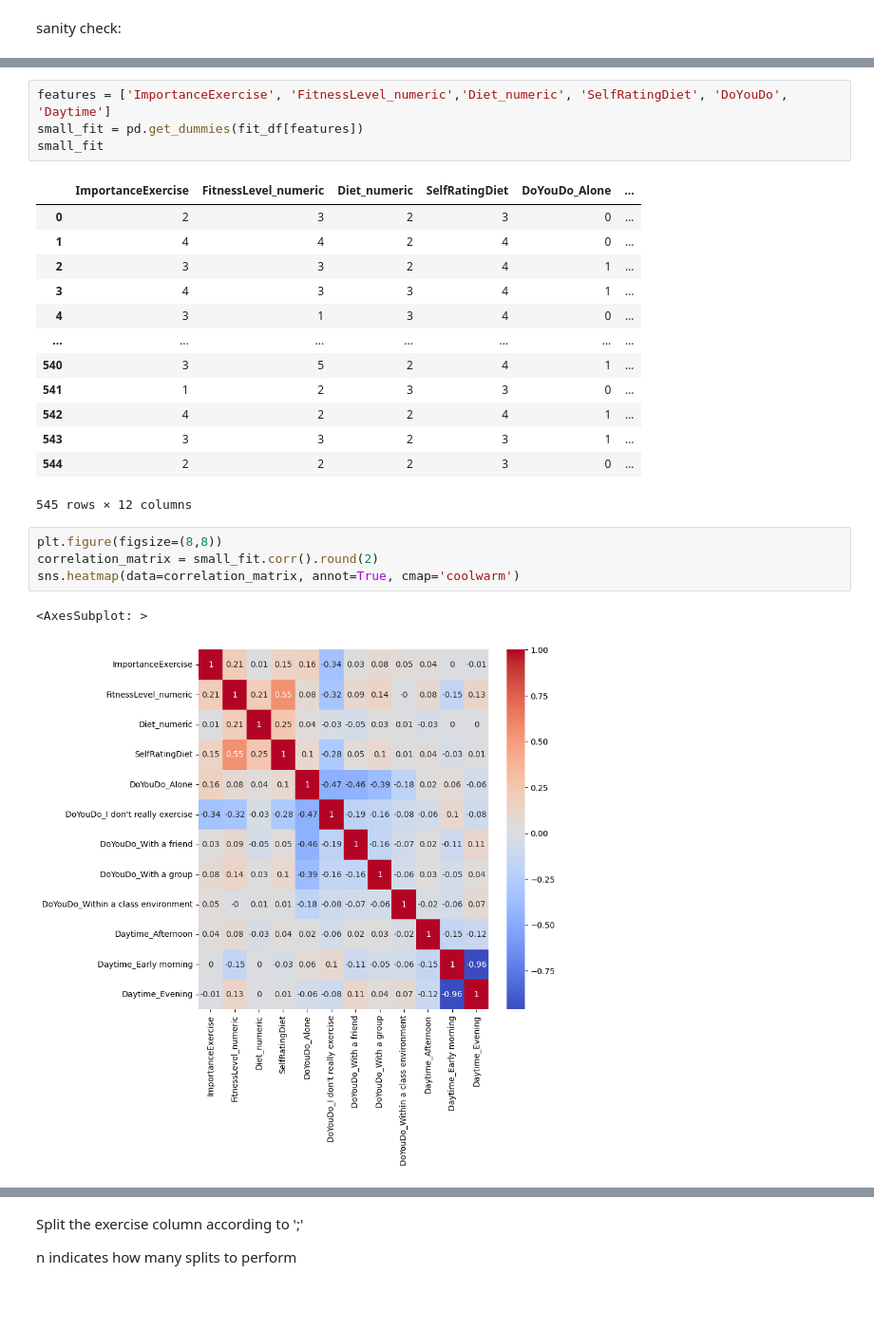
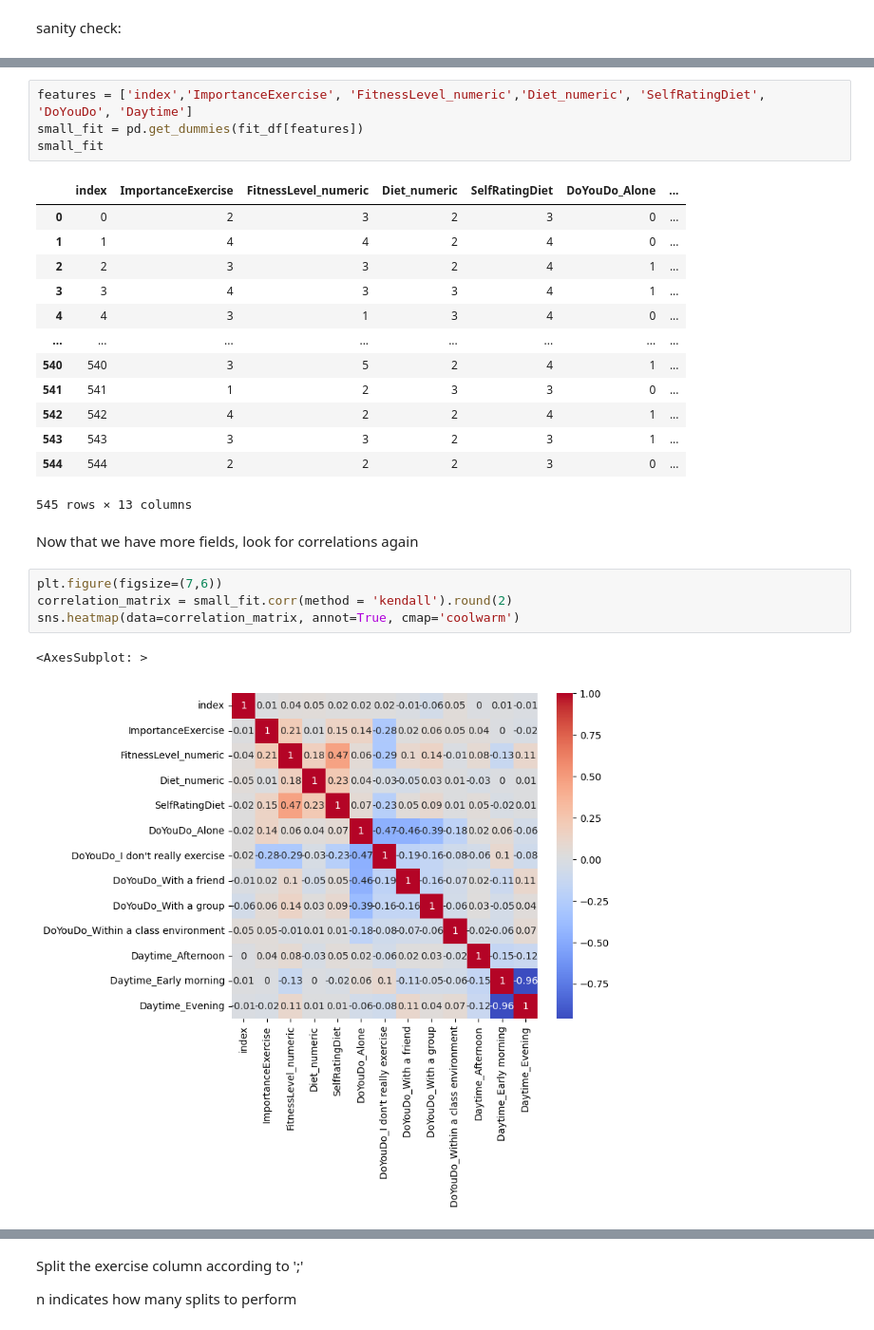
Before and after one commit to nlihin/data-analytics, a Jupyter notebook: unit09_EDA on survey data.ipynb, the cells around one changed output, grey strips where cells are left out. Shown at 95% size. Saved outputs shown, nothing was run; the diff lists cells and outputs as text; blank space fills up the shorter version.

```diff
--- a/unit09_EDA on survey data.ipynb
+++ b/unit09_EDA on survey data.ipynb
@@ -106,25 +99,27 @@ sns.heatmap(data=correlation_matrix,cmap='Blues', annot=True)
 # %%
-features = ['ImportanceExercise', 'FitnessLevel_numeric','Diet_numeric', 'SelfRatingDiet', 'DoYouDo', 'Daytime']
+features = ['index','ImportanceExercise', 'FitnessLevel_numeric','Diet_numeric', 'SelfRatingDiet', 'DoYouDo', 'Daytime']
 small_fit = pd.get_dummies(fit_df[features])
 small_fit
 # %% [output]
-|  | ImportanceExercise | FitnessLevel_numeric | Diet_numeric | SelfRatingDiet | DoYouDo_Alone | ... |
-| 0 | 2 | 3 | 2 | 3 | 0 | ... |
-| 1 | 4 | 4 | 2 | 4 | 0 | ... |
-| 2 | 3 | 3 | 2 | 4 | 1 | ... |
-| 3 | 4 | 3 | 3 | 4 | 1 | ... |
-| 4 | 3 | 1 | 3 | 4 | 0 | ... |
-| ... | ... | ... | ... | ... | ... | ... |
-| 540 | 3 | 5 | 2 | 4 | 1 | ... |
-| 541 | 1 | 2 | 3 | 3 | 0 | ... |
-| 542 | 4 | 2 | 2 | 4 | 1 | ... |
-| 543 | 3 | 3 | 2 | 3 | 1 | ... |
-| 544 | 2 | 2 | 2 | 3 | 0 | ... |
+|  | index | ImportanceExercise | FitnessLevel_numeric | Diet_numeric | SelfRatingDiet | DoYouDo_Alone | ... |
+| 0 | 0 | 2 | 3 | 2 | 3 | 0 | ... |
+| 1 | 1 | 4 | 4 | 2 | 4 | 0 | ... |
+| 2 | 2 | 3 | 3 | 2 | 4 | 1 | ... |
+| 3 | 3 | 4 | 3 | 3 | 4 | 1 | ... |
+| 4 | 4 | 3 | 1 | 3 | 4 | 0 | ... |
+| ... | ... | ... | ... | ... | ... | ... | ... |
+| 540 | 540 | 3 | 5 | 2 | 4 | 1 | ... |
+| 541 | 541 | 1 | 2 | 3 | 3 | 0 | ... |
+| 542 | 542 | 4 | 2 | 2 | 4 | 1 | ... |
+| 543 | 543 | 3 | 3 | 2 | 3 | 1 | ... |
+| 544 | 544 | 2 | 2 | 2 | 3 | 0 | ... |
-545 rows × 12 columns
+545 rows × 13 columns
+# %% [markdown]
+Now that we have more fields, look for correlations again
 # %%
-plt.figure(figsize=(8,8))
-correlation_matrix = small_fit.corr().round(2)
+plt.figure(figsize=(7,6))
+correlation_matrix = small_fit.corr(method = 'kendall').round(2)
 sns.heatmap(data=correlation_matrix, annot=True, cmap='coolwarm')
 # %% [output]
 <AxesSubplot: >
-[figure, old version]
+[figure, new version]
```
Also changed, not shown: parts of 73 cells of this notebook.
